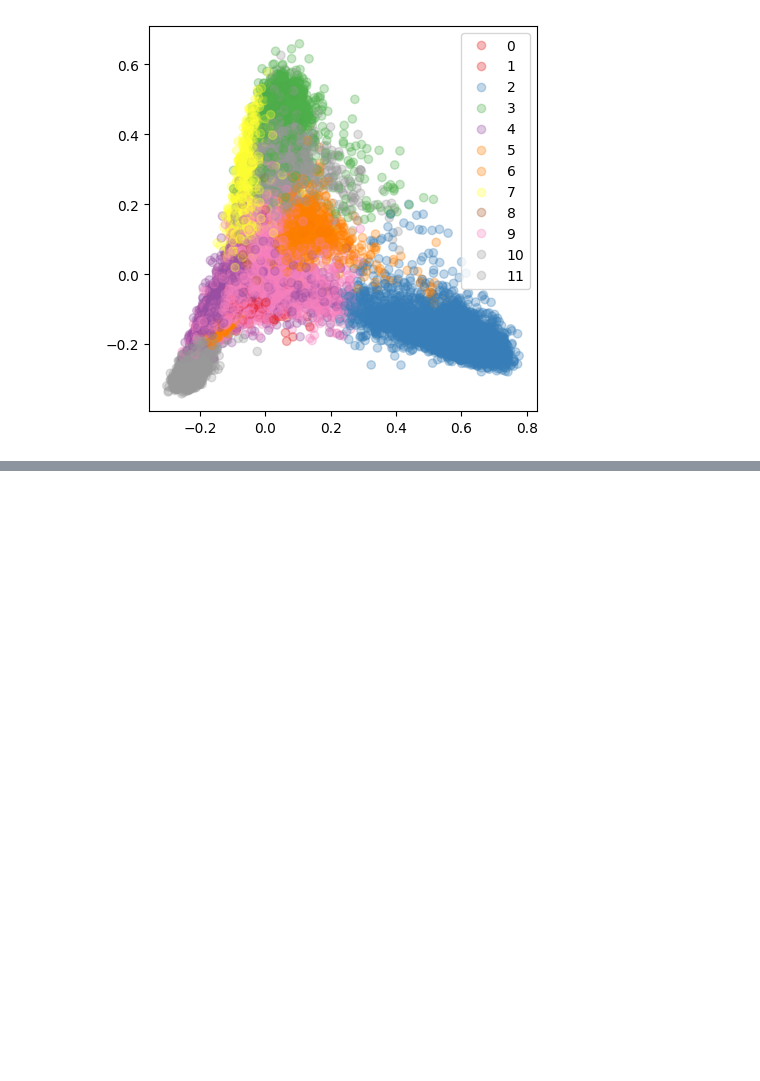
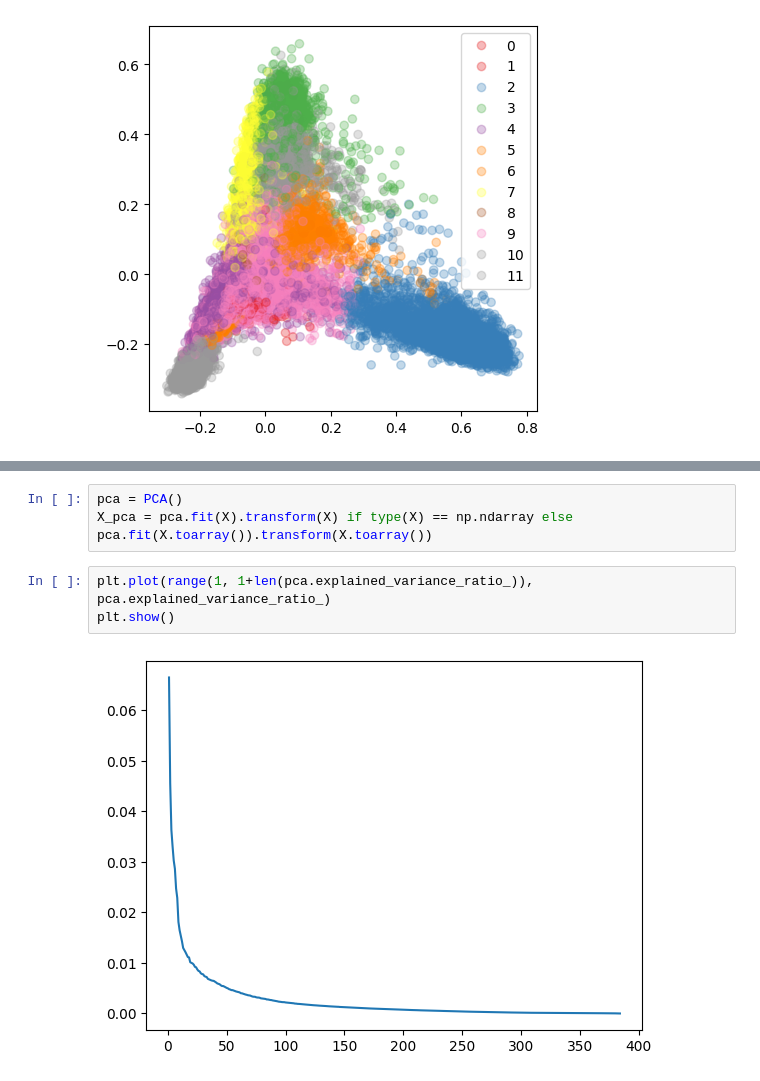
Before and after one commit to SebastianBitsch/wiki-suggest, a Jupyter notebook: text-processing/clustering.ipynb, the cells around one changed output, grey strips where cells are left out. Drawn from its saved outputs; the diff is of its cells as text; blank space fills up the shorter version.

```diff
--- a/text-processing/clustering.ipynb
+++ b/text-processing/clustering.ipynb
@@ -121,0 +182,8 @@ pca(X_sbert, labels=labels)
+# %%
+pca = PCA()
+X_pca = pca.fit(X).transform(X) if type(X) == np.ndarray else pca.fit(X.toarray()).transform(X.toarray())
+# %%
+plt.plot(range(1, 1+len(pca.explained_variance_ratio_)), pca.explained_variance_ratio_)
+plt.show()
+# %% [output]
+[figure, added]
```
Also changed, not shown: parts of 6 cells of this notebook, 1 other file.
